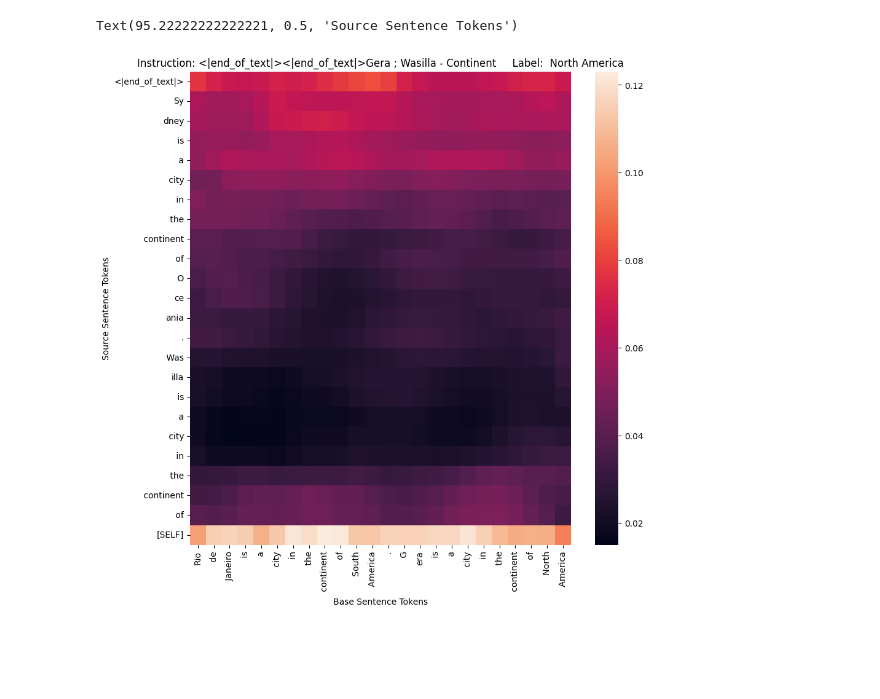
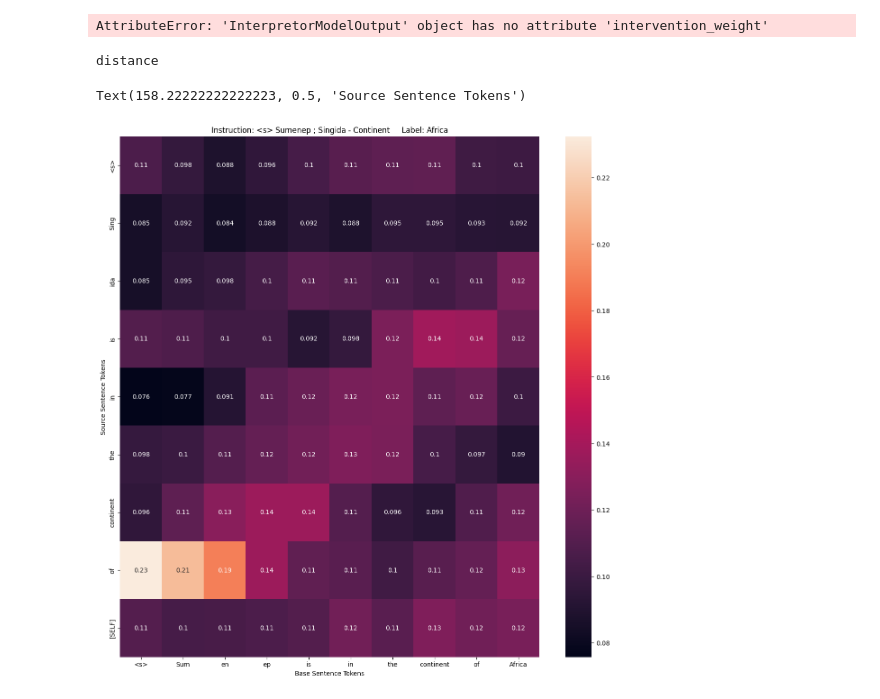
Before and after one commit to jiudingsun01/hypernetwork-editor, a Jupyter notebook: notebooks/llama_interpretor_inference.ipynb, the cells around one changed output. Cells and saved outputs as stored; diff of their text form; code cells hidden in the pictures; blank space fills up the shorter version.

```diff
--- a/notebooks/llama_interpretor_inference.ipynb
+++ b/notebooks/llama_interpretor_inference.ipynb
@@ -241,6 +190,7 @@ Filtering out 3 out of 3552 entities that the model does not know!
 from models.llama3.model import LlamaInterpretor, LlamaInterpretorConfig
 from models.utils import InterpretorModelOutput
 import wandb
+
 
 class RavelInterpretorHypernetwork(nn.Module):
     # Separating the editor config file, from its base model's configurations
@@ -249,7 +199,7 @@ class RavelInterpretorHypernetwork(nn.Module):
         model_name_or_path="/work/frink/models/llama3-8B-HF",
         num_editing_heads=32,
         chop_editor_at_layer=8,
-        intervention_layer=10,
+        intervention_layer=0,
         torch_dtype=torch.bfloat16
     ):
         super().__init__()
@@ -357,7 +307,7 @@ class RavelInterpretorHypernetwork(nn.Module):
         return {
             "batch_output": batch_output,
             "batch_full_output": batch_full_output,
-            "batch_intervention_weight": predictions["intervention_weight"],
+            "batch_intervention_weight": predictions["intervention_weights"],
             "n_correct": correct,
         }
 
@@ -568,5 +518,7 @@ class RavelInterpretorHypernetwork(nn.Module):
             torch.save(self.state_dict(), "final_model.pt")
 # %%
 hypernetwork = RavelInterpretorHypernetwork()
-hypernetwork.load_state_dict(torch.load("./final_model_3e-5.pt"))
+print(hypernetwork.editor_inner.hypernetwork.model.layers[3].self_attn.q_proj.weight)
+hypernetwork.load_state_dict(torch.load("./final_model_layer_emb.pt"))
+print(hypernetwork.editor_inner.hypernetwork.model.layers[3].self_attn.q_proj.weight)
 hypernetwork = hypernetwork.to("cuda")
@@ -573,9 +544,13 @@ hypernetwork = hypernetwork.to("cuda")
+# %%
+hypernetwork.eval_accuracy(test_loader=test_data_loader)
+# %% [output]
+AttributeError: 'InterpretorModelOutput' object has no attribute 'intervention_weight'
 # %%
 import matplotlib.pyplot as plt
 import seaborn as sns
 
-batch_id = 100
-example_id = 1
+batch_id = 48
+example_id = 0
 
 batch_size = 2  # 50 or so
 data_loader = DataLoader(
@@ -583,34 +558,36 @@ data_loader = DataLoader(
 )  # batch_size, collate_fn=collate_fn)
 test_data_loader = DataLoader(
     city_test_set, batch_size=batch_size, collate_fn=ravel_collate_fn, shuffle=True
 )
 
 for i, batch in enumerate(data_loader):
     if i == batch_id:
         break
 
 results = hypernetwork.inspect_batch_prediction_ouptuts(batch)
 
 editor_input_ids = batch["editor_input_ids"][example_id]
 base_input_ids = batch["base_input_ids"][example_id]
 source_input_ids = batch["source_input_ids"][example_id]
 intervention_weight = results["batch_intervention_weight"][example_id]
 label = batch["labels"][example_id]
 
 assert intervention_weight.size() == (len(source_input_ids) + 1, len(base_input_ids))
 
 source_axis = [tokenizer.decode([i]) for i in source_input_ids] + ["[SELF]"]
 base_axis = [tokenizer.decode([i]) for i in base_input_ids]
 editor_text = tokenizer.decode(editor_input_ids)
 label = label[label != -100]
 label = tokenizer.decode(label)
 
-fig, ax = plt.subplots(figsize=(10, 10))
-sns.heatmap(intervention_weight.float().cpu().numpy(), xticklabels=base_axis, yticklabels=source_axis, ax=ax)
+fig, ax = plt.subplots(figsize=(15, 15))
+sns.heatmap(intervention_weight.float().cpu().numpy(), xticklabels=base_axis, yticklabels=source_axis, ax=ax, annot=True)
 
+print(results["batch_output"][example_id])
 ax.set_title(f"Instruction: {editor_text}     Label: {label}")
 ax.set_xlabel("Base Sentence Tokens")
 ax.set_ylabel("Source Sentence Tokens")
 # %% [output]
-Text(95.22222222222221, 0.5, 'Source Sentence Tokens')
+distance
+Text(158.22222222222223, 0.5, 'Source Sentence Tokens')
-[figure, old version]
+[figure, new version]
```
Also changed, not shown: parts of 3 cells of this notebook, 26 other files.
